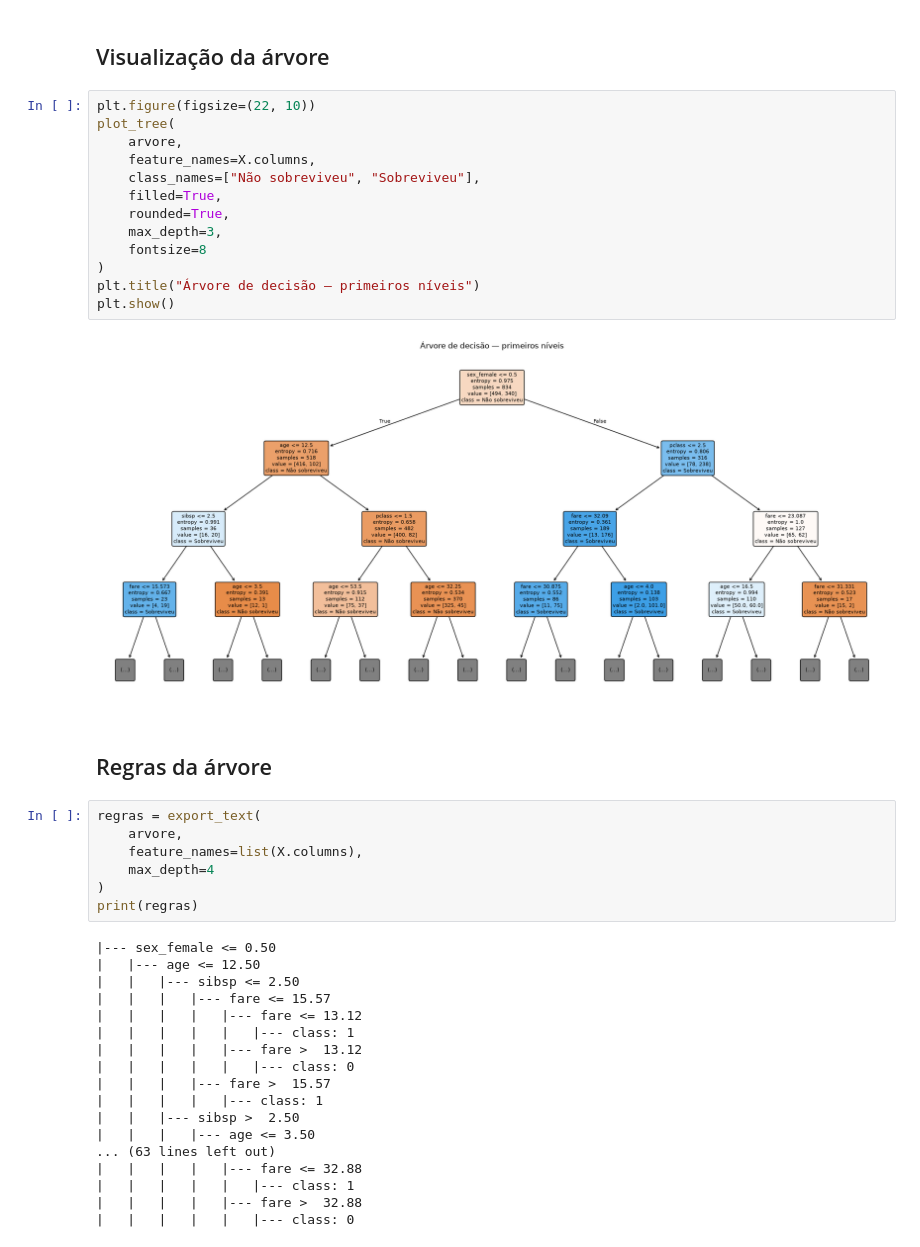
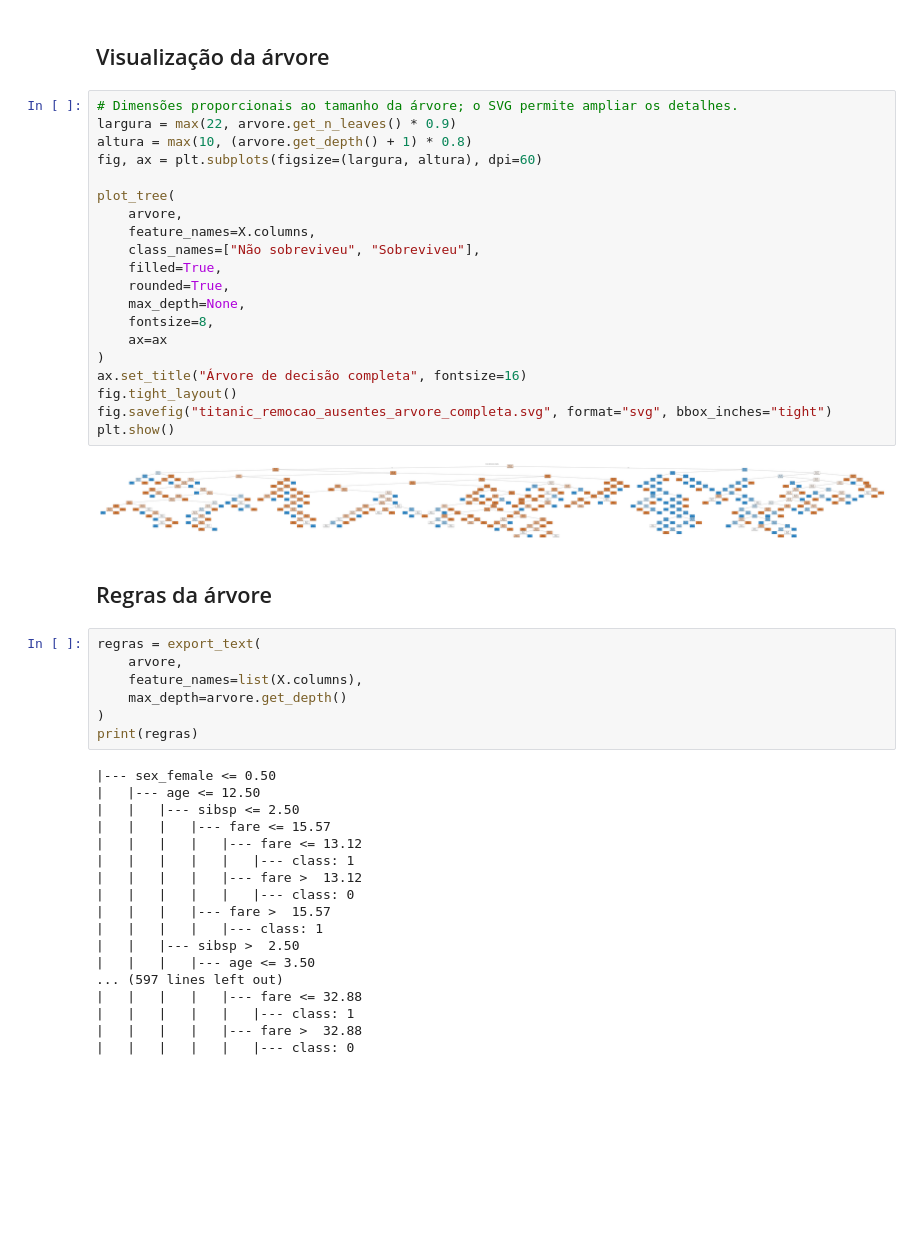
Before and after one commit to matheusmra/Artificial-Intelligence, a Jupyter notebook: Lists/List02/titanic_remocao_ausentes.ipynb, the cells around one changed output. Saved outputs shown, nothing was run; the diff lists cells and outputs as text; blank space fills up the shorter version.

```diff
--- a/Lists/List02/titanic_remocao_ausentes.ipynb
+++ b/Lists/List02/titanic_remocao_ausentes.ipynb
@@ -163,27 +163,34 @@ Não sobreviveu       0.77      0.79      0.78       124
 # %% [markdown]
 ## Visualização da árvore
 # %%
-plt.figure(figsize=(22, 10))
+# Dimensões proporcionais ao tamanho da árvore; o SVG permite ampliar os detalhes.
+largura = max(22, arvore.get_n_leaves() * 0.9)
+altura = max(10, (arvore.get_depth() + 1) * 0.8)
+fig, ax = plt.subplots(figsize=(largura, altura), dpi=60)
+
 plot_tree(
     arvore,
     feature_names=X.columns,
     class_names=["Não sobreviveu", "Sobreviveu"],
     filled=True,
     rounded=True,
-    max_depth=3,
-    fontsize=8
+    max_depth=None,
+    fontsize=8,
+    ax=ax
 )
-plt.title("Árvore de decisão — primeiros níveis")
+ax.set_title("Árvore de decisão completa", fontsize=16)
+fig.tight_layout()
+fig.savefig("titanic_remocao_ausentes_arvore_completa.svg", format="svg", bbox_inches="tight")
 plt.show()
 # %% [output]
-[figure, old version]
+[figure, new version]
 # %% [markdown]
 ## Regras da árvore
 # %%
 regras = export_text(
     arvore,
     feature_names=list(X.columns),
-    max_depth=4
+    max_depth=arvore.get_depth()
 )
 print(regras)
 # %% [output]
@@ -199,7 +206,7 @@ print(regras)
 |   |   |   |   |--- class: 1
 |   |   |--- sibsp >  2.50
 |   |   |   |--- age <= 3.50
-... (63 lines left out)
+... (597 lines left out)
 |   |   |   |   |--- fare <= 32.88
 |   |   |   |   |   |--- class: 1
 |   |   |   |   |--- fare >  32.88
```
Also changed, not shown: 1 other file.
